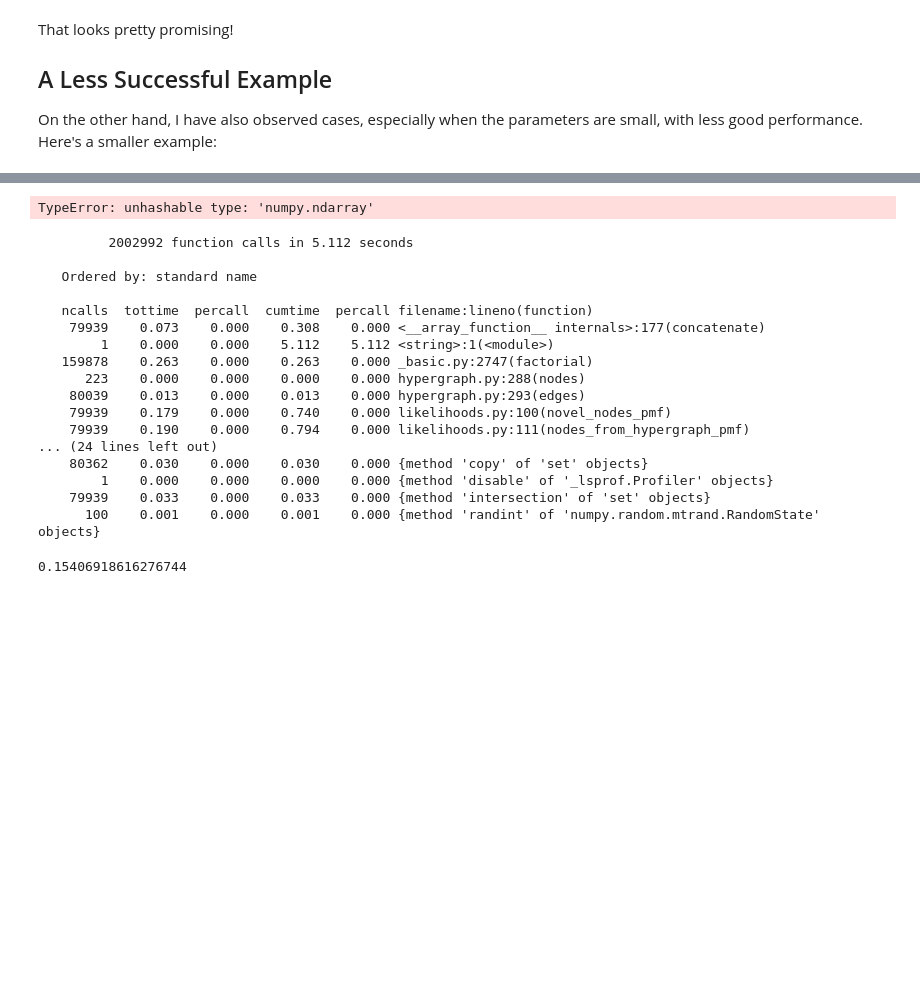
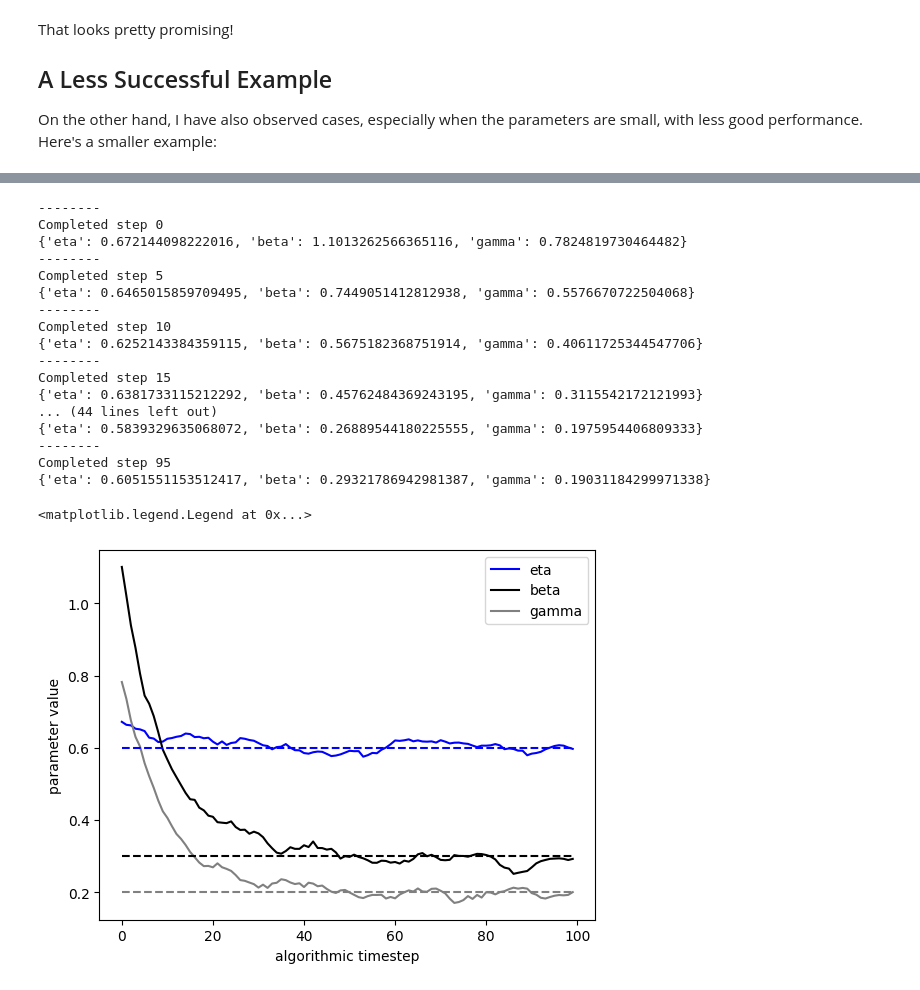
Before and after one commit to hexie1995/HyperGraph, a Jupyter notebook: code/stochastic-em-demo.ipynb, the cells around one changed output, grey strips where cells are left out. Drawn from its saved outputs; the diff is of its cells as text; code cells hidden in the pictures; blank space fills up the shorter version.

Commit message:
stochastic minibatch EM appears unbiased

```diff
--- a/code/stochastic-em-demo.ipynb
+++ b/code/stochastic-em-demo.ipynb
@@ -152,59 +156,55 @@ EM = sem.SEM(H,
              ll.novel_nodes_likelihood,
              pars = init_pars, memoize = True)
 
 # track the parameter estimates over time
 ETA   = []
 BETA  = []
 GAMMA = []
-steps = 5000
+
+total = 5000
+batch_size = 50
+steps = int(total / batch_size)
 
 for i in range(steps):
 
-    EM.SEM_step(0.002, min_time=0) # both the stochastic E and the M steps are in here
-    if i % 250 == 0:
+    EM.SEM_step(0.002*batch_size, min_time=0, batch_size = batch_size) # both the stochastic E and the M steps are in here
+    if i % int(steps/20) == 0:
         print("--------")
         print(f"Completed step {i}")
         print(EM.pars)
     ETA.append(EM.pars["eta"])
     BETA.append(EM.pars["beta"])
     GAMMA.append(EM.pars["gamma"])
 
 # how'd we do?
 T = np.arange(steps)
 plt.plot(T, ETA,   label = "eta", color = "blue")
 plt.plot(T, BETA,  label = "beta", color = "black")
 plt.plot(T, GAMMA, label = "gamma", color = "grey")
 
 plt.plot(T, np.ones((steps,))*eta, color = "blue", linestyle = "dashed")
 plt.plot(T, np.ones((steps,))*beta, color = "black", linestyle = "dashed")
 plt.plot(T, np.ones((steps,))*gamma, color = "grey", linestyle = "dashed")
 
 plt.gca().set(xlabel = "algorithmic timestep", ylabel = "parameter value")
 plt.legend()
 # %% [output]
-TypeError: unhashable type: 'numpy.ndarray'
+--------
+Completed step 0
+{'eta': 0.672144098222016, 'beta': 1.1013262566365116, 'gamma': 0.7824819730464482}
+--------
+Completed step 5
+{'eta': 0.6465015859709495, 'beta': 0.7449051412812938, 'gamma': 0.5576670722504068}
+--------
+Completed step 10
+{'eta': 0.6252143384359115, 'beta': 0.5675182368751914, 'gamma': 0.40611725344547706}
+--------
+Completed step 15
+{'eta': 0.6381733115212292, 'beta': 0.45762484369243195, 'gamma': 0.3115542172121993}
+... (44 lines left out)
+{'eta': 0.5839329635068072, 'beta': 0.26889544180225555, 'gamma': 0.1975954406809333}
+--------
+Completed step 95
+{'eta': 0.6051551153512417, 'beta': 0.29321786942981387, 'gamma': 0.19031184299971338}
+<matplotlib.legend.Legend at 0x...>
+[figure, added]
-# %%
-import cProfile
-cProfile.run("for i in range(100): EM.SEM_step(0.002, min_time=0)")
-# %% [output]
-         2002992 function calls in 5.112 seconds
-
-   Ordered by: standard name
-
-   ncalls  tottime  percall  cumtime  percall filename:lineno(function)
-    79939    0.073    0.000    0.308    0.000 <__array_function__ internals>:177(concatenate)
-        1    0.000    0.000    5.112    5.112 <string>:1(<module>)
-   159878    0.263    0.000    0.263    0.000 _basic.py:2747(factorial)
-      223    0.000    0.000    0.000    0.000 hypergraph.py:288(nodes)
-    80039    0.013    0.000    0.013    0.000 hypergraph.py:293(edges)
-    79939    0.179    0.000    0.740    0.000 likelihoods.py:100(novel_nodes_pmf)
-    79939    0.190    0.000    0.794    0.000 likelihoods.py:111(nodes_from_hypergraph_pmf)
-... (24 lines left out)
-    80362    0.030    0.000    0.030    0.000 {method 'copy' of 'set' objects}
-        1    0.000    0.000    0.000    0.000 {method 'disable' of '_lsprof.Profiler' objects}
-    79939    0.033    0.000    0.033    0.000 {method 'intersection' of 'set' objects}
-      100    0.001    0.000    0.001    0.000 {method 'randint' of 'numpy.random.mtrand.RandomState' objects}
-# %%
-(H.edge_size_sequence() == 1).mean()
-# %% [output]
-0.15406918616276744
```
Also changed, not shown: parts of 5 cells of this notebook, 1 other file.
